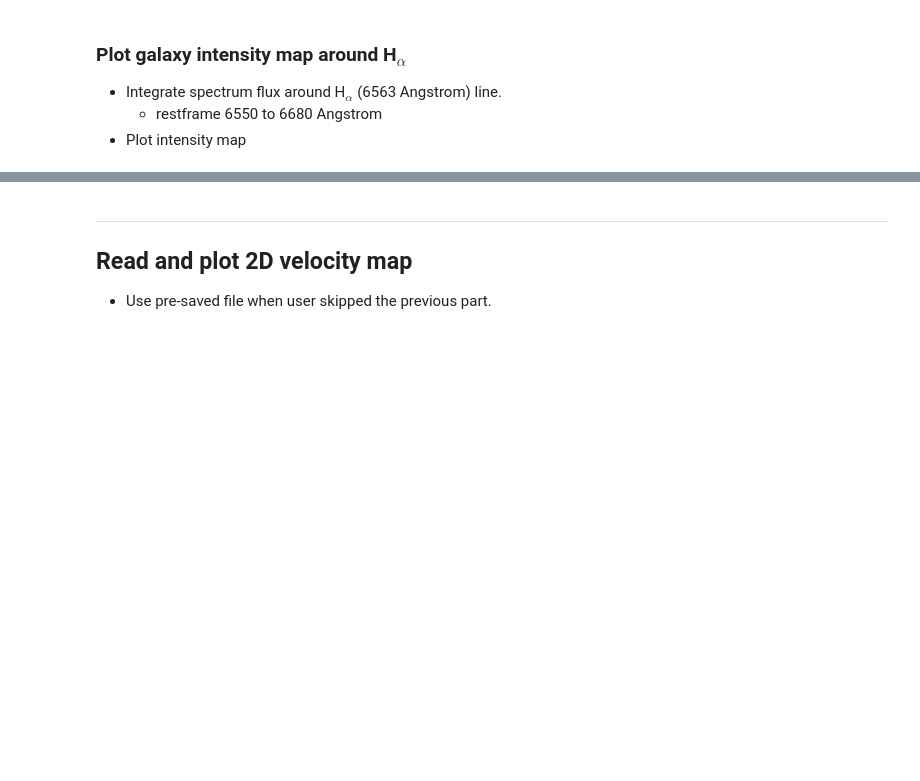
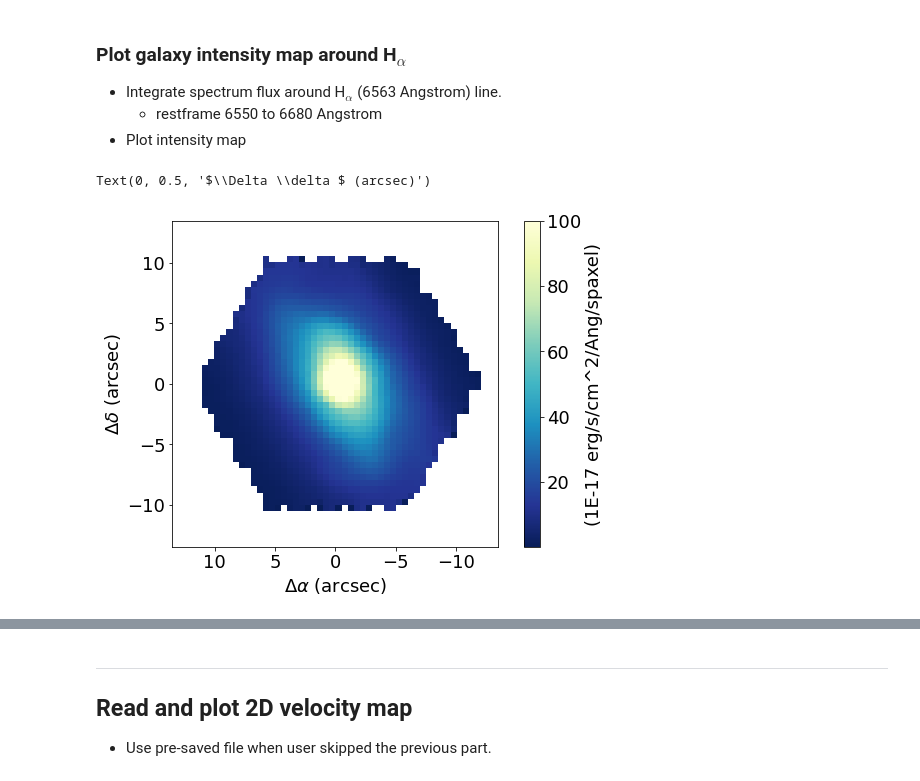
Before and after one commit to astrohchung/manga_rc_tuto, a Jupyter notebook: manga_rc_tuto.ipynb, the cells around one changed output, grey strips where cells are left out. Saved outputs shown, nothing was run; the diff lists cells and outputs as text; code cells hidden in the pictures; blank space fills up the shorter version.

```diff
--- a/manga_rc_tuto.ipynb
+++ b/manga_rc_tuto.ipynb
@@ -150,28 +185,31 @@ print('Cube 2D size: ', flux.shape[0], 'by', flux.shape[1])
 * Plot intensity map
 # %%
 # process flux data
-do_not_use = (mask & 2**10) != 0
+do_not_use = (mask & 2**10) > 0
 flux_m = np.ma.array(flux, mask=do_not_use)
 ivar_m = np.ma.array(ivar, mask=do_not_use)
 
 min_wave=6550
 max_wave=6680
 redshift = nsa_z
 ind_wave = np.where((wave / (1 + redshift) > min_wave) & (wave / (1 + redshift) < max_wave))[0]
 halpha = flux_m[:, :, ind_wave].sum(axis=2) # integrate flux along wavelength vector
 im = halpha.T #Transpose numpy array
 
 # Convert from array indices to arcsec relative to IFU center
 dx = flux_header['CD1_1'] * 3600.  # deg to arcsec
 dy = flux_header['CD2_2'] * 3600.  # deg to arcsec
 x_extent = (np.array([0., im.shape[0]]) - (im.shape[0] - x_center)) * dx
 y_extent = (np.array([0., im.shape[1]]) - (im.shape[1] - y_center)) * dy
 extent = [x_extent[0], x_extent[1], y_extent[0], y_extent[1]]
 
 plt.imshow(im, extent=extent, cmap=cm.YlGnBu_r, vmin=0.1, vmax=100, origin='lower', interpolation='none')
 plt.colorbar(label='('+flux_header['BUNIT']+')')
 plt.xlabel(r'$\Delta \alpha $ (arcsec)')
 plt.ylabel(r'$\Delta \delta $ (arcsec)')
+# %% [output]
+Text(0, 0.5, '$\\Delta \\delta $ (arcsec)')
+[figure, added]
 # %% [markdown]
 ---
 ## Extract galaxy kinematics
```
Also changed, not shown: parts of 15 cells of this notebook, 7 other files.
